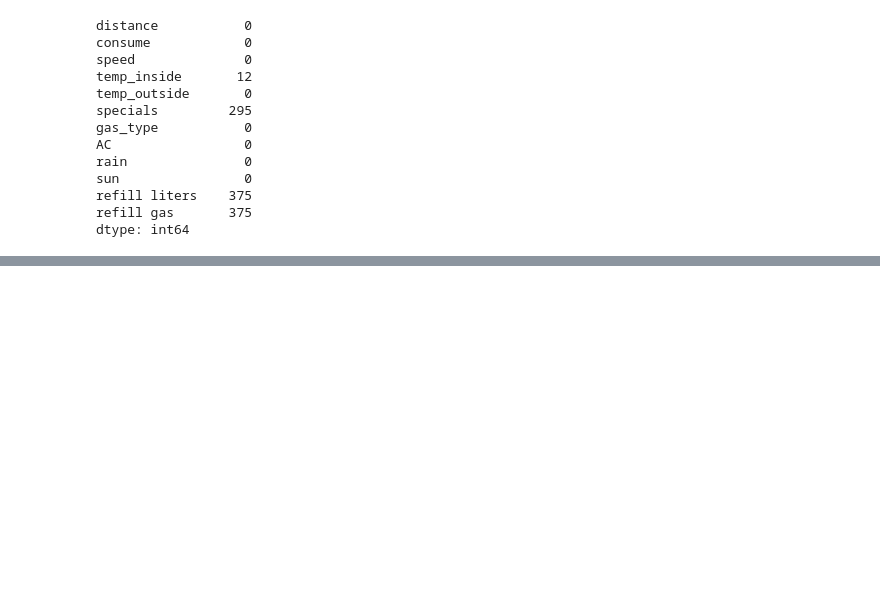
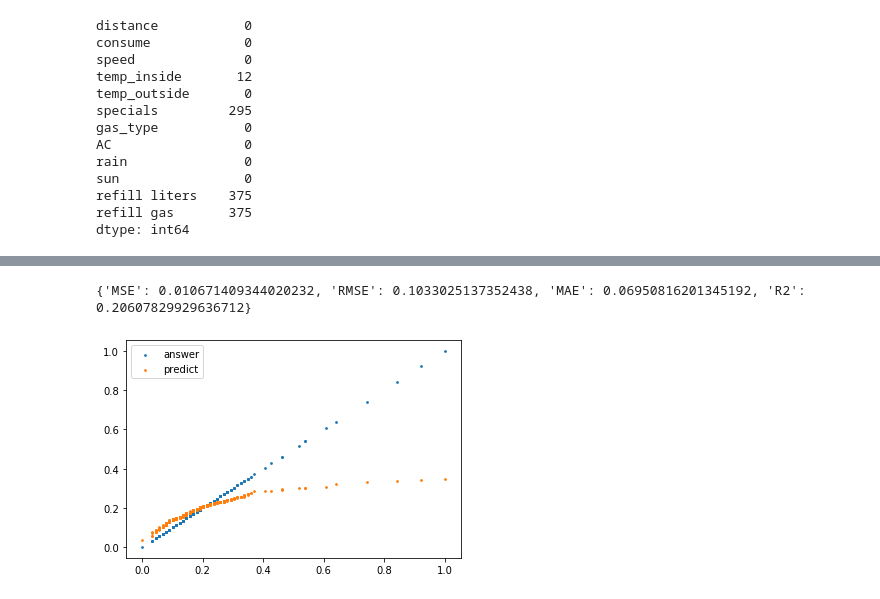
Before and after one commit to kt38k/CarFuelConsumption, a Jupyter notebook: Day1_work_三宅海斗.ipynb, the cells around one changed output, grey strips where cells are left out. Cells and saved outputs as stored; diff of their text form; code cells hidden in the pictures; blank space fills up the shorter version.

```diff
--- a/Day1_work_三宅海斗.ipynb
+++ b/Day1_work_三宅海斗.ipynb
@@ -101,0 +114,9 @@ output_prediction(data, target)
+# %%
+# 0~1に正規化
+normalized_data = data.apply(lambda x: (x - np.min(x)) / (np.max(x) - np.min(x)))
+normalized_target = target.apply(lambda x: (x-np.min(target)) / (np.max(target)-np.min(target)))
+
+output_prediction(normalized_data, normalized_target)
+# %% [output]
+{'MSE': 0.010671409344020232, 'RMSE': 0.1033025137352438, 'MAE': 0.06950816201345192, 'R2': 0.20607829929636712}
+[figure, added]
```
Also changed, not shown: parts of 6 cells of this notebook.
